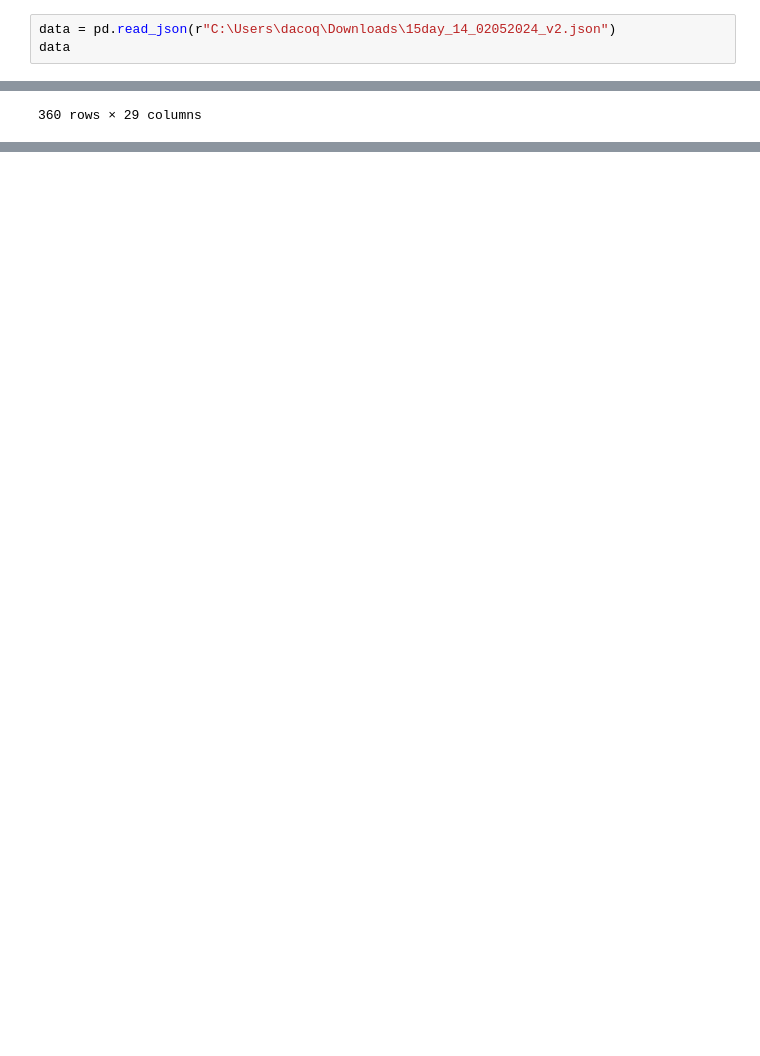
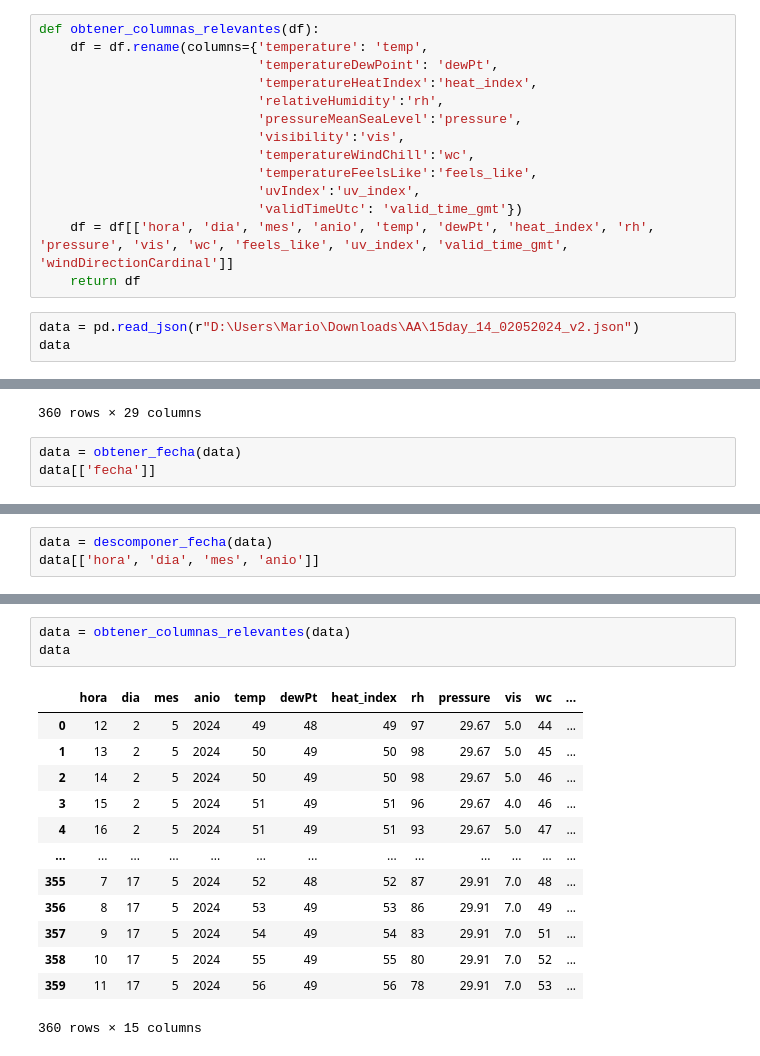
Before and after one commit to MarioBaldocchi/PD, a Jupyter notebook: forecasts/preprocess/preprocess_forecast_secundaria.ipynb, the cells around one changed output, grey strips where cells are left out. Cells and saved outputs as stored; diff of their text form; blank space fills up the shorter version.

```diff
--- a/forecasts/preprocess/preprocess_forecast_secundaria.ipynb
+++ b/forecasts/preprocess/preprocess_forecast_secundaria.ipynb
@@ -4,5 +18,19 @@ import numpy as np
+# %%
+def obtener_columnas_relevantes(df):
+    df = df.rename(columns={'temperature': 'temp',
+                            'temperatureDewPoint': 'dewPt',
+                            'temperatureHeatIndex':'heat_index',
+                            'relativeHumidity':'rh',
+                            'pressureMeanSeaLevel':'pressure',
+                            'visibility':'vis',
+                            'temperatureWindChill':'wc',
+                            'temperatureFeelsLike':'feels_like',
+                            'uvIndex':'uv_index',
+                            'validTimeUtc': 'valid_time_gmt'})
+    df = df[['hora', 'dia', 'mes', 'anio', 'temp', 'dewPt', 'heat_index', 'rh', 'pressure', 'vis', 'wc', 'feels_like', 'uv_index', 'valid_time_gmt', 'windDirectionCardinal']]
+    return df
 # %%
-data = pd.read_json(r"C:\Users\dacoq\Downloads\15day_14_02052024_v2.json")
+data = pd.read_json(r"D:\Users\Mario\Downloads\AA\15day_14_02052024_v2.json")
 data
 # %% [output]
 |  | cloudCover | dayOfWeek | dayOrNight | expirationTimeUtc | iconCode | iconCodeExtend | precipChance | ... |
@@ -18,3 +46,6 @@ data
 | 358 | 71 | Friday | D | 1714651166 | 11 | 1100 | 39 | ... |
 | 359 | 72 | Friday | D | 1714651166 | 11 | 1100 | 38 | ... |
 360 rows × 29 columns
+# %%
+data = obtener_fecha(data)
+data[['fecha']]
@@ -20,0 +66,3 @@ data
+# %%
+data = descomponer_fecha(data)
+data[['hora', 'dia', 'mes', 'anio']]
@@ -20,0 +83,17 @@ data
+# %%
+data = obtener_columnas_relevantes(data)
+data
+# %% [output]
+|  | hora | dia | mes | anio | temp | dewPt | heat_index | rh | pressure | vis | wc | ... |
+| 0 | 12 | 2 | 5 | 2024 | 49 | 48 | 49 | 97 | 29.67 | 5.0 | 44 | ... |
+| 1 | 13 | 2 | 5 | 2024 | 50 | 49 | 50 | 98 | 29.67 | 5.0 | 45 | ... |
+| 2 | 14 | 2 | 5 | 2024 | 50 | 49 | 50 | 98 | 29.67 | 5.0 | 46 | ... |
+| 3 | 15 | 2 | 5 | 2024 | 51 | 49 | 51 | 96 | 29.67 | 4.0 | 46 | ... |
+| 4 | 16 | 2 | 5 | 2024 | 51 | 49 | 51 | 93 | 29.67 | 5.0 | 47 | ... |
+| ... | ... | ... | ... | ... | ... | ... | ... | ... | ... | ... | ... | ... |
+| 355 | 7 | 17 | 5 | 2024 | 52 | 48 | 52 | 87 | 29.91 | 7.0 | 48 | ... |
+| 356 | 8 | 17 | 5 | 2024 | 53 | 49 | 53 | 86 | 29.91 | 7.0 | 49 | ... |
+| 357 | 9 | 17 | 5 | 2024 | 54 | 49 | 54 | 83 | 29.91 | 7.0 | 51 | ... |
+| 358 | 10 | 17 | 5 | 2024 | 55 | 49 | 55 | 80 | 29.91 | 7.0 | 52 | ... |
+| 359 | 11 | 17 | 5 | 2024 | 56 | 49 | 56 | 78 | 29.91 | 7.0 | 53 | ... |
+360 rows × 15 columns
```
Also changed, not shown: parts of 14 cells of this notebook.
